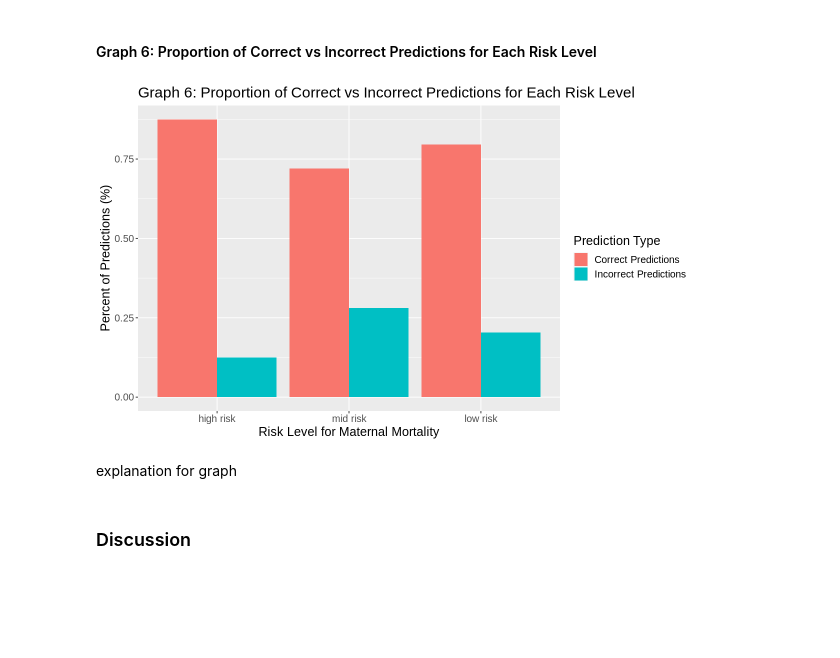
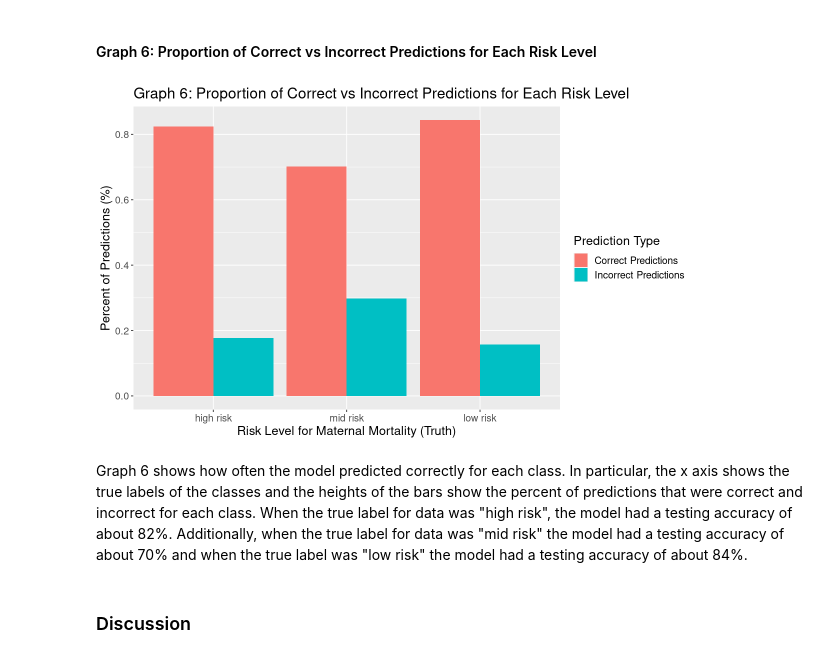
Before and after one commit to aniketc12/maternal_risk, a Jupyter notebook: maternal_health_report.ipynb, the cells around one changed output. Cells and saved outputs as stored; diff of their text form; code cells hidden in the pictures; blank space fills up the shorter version.

```diff
--- a/maternal_health_report.ipynb
+++ b/maternal_health_report.ipynb
@@ -290,29 +343,32 @@ A confusion matrix was generated to determine the number of correct predictions
 # %%
 # 3 bar graphs for truth = each risklevel, show the proportion of right vs wrong classifications
 options(repr.plot.width=10, repr.plot.height=6)
 conf_mat_table <- data.frame(testing_set_confusion$table)
 
+# Assign levels to the Truth and Predictions so that the graph is more readable
 conf_mat_table <- mutate(conf_mat_table, Prediction=factor(Prediction, levels = c("high risk", "mid risk", "low risk"))) |>
     mutate(Truth=factor(Truth, levels = c("high risk", "mid risk", "low risk")))
 
+# Find the number of predictions that were correct and incorrect for each truth label
 conf_mat_table_p <- conf_mat_table |>
     mutate(Prediction_type=Prediction==Truth) |>
     mutate(Prediction_type = replace(Prediction_type, Prediction_type==TRUE, "Correct Predictions")) |>
     mutate(Prediction_type = replace(Prediction_type, Prediction_type==FALSE, "Incorrect Predictions")) |>
-    group_by(Prediction, Prediction_type) |>
+    group_by(Truth, Prediction_type) |>
     summarize(n=sum(Freq), .groups="keep") |>
-    group_by(Prediction) |>
+    group_by(Truth) |>
     mutate(Percent_of_predictions = n/sum(n))
 
-ggplot(conf_mat_table_p, aes(x=Prediction, y=Percent_of_predictions, fill=Prediction_type)) +
+# Create a plot using the table created above
+ggplot(conf_mat_table_p, aes(x=Truth, y=Percent_of_predictions, fill=Prediction_type)) +
     geom_bar(stat='identity', position='dodge') +
-    labs(x = "Risk Level for Maternal Mortality", y = "Percent of Predictions (%)", fill = "Prediction Type") +
+    labs(x = "Risk Level for Maternal Mortality (Truth)", y = "Percent of Predictions (%)", fill = "Prediction Type") +
     ggtitle("Graph 6: Proportion of Correct vs Incorrect Predictions for Each Risk Level") +
     theme(text = element_text(size = 15))
 # %% [output]
-[figure, old version]
+[figure, new version]
 # %% [markdown]
-explanation for graph
+Graph 6 shows how often the model predicted correctly for each class. In particular, the x axis shows the true labels of the classes and the heights of the bars show the percent of predictions that were correct and incorrect for each class. When the true label for data was "high risk", the model had a testing accuracy of about 82%. Additionally, when the true label for data was "mid risk" the model had a testing accuracy of about 70%  and when the true label was "low risk" the model had a testing accuracy of about 84%.
 # %% [markdown]
 ### Discussion
 # %% [markdown]
```
Also changed, not shown: parts of 12 cells of this notebook.
